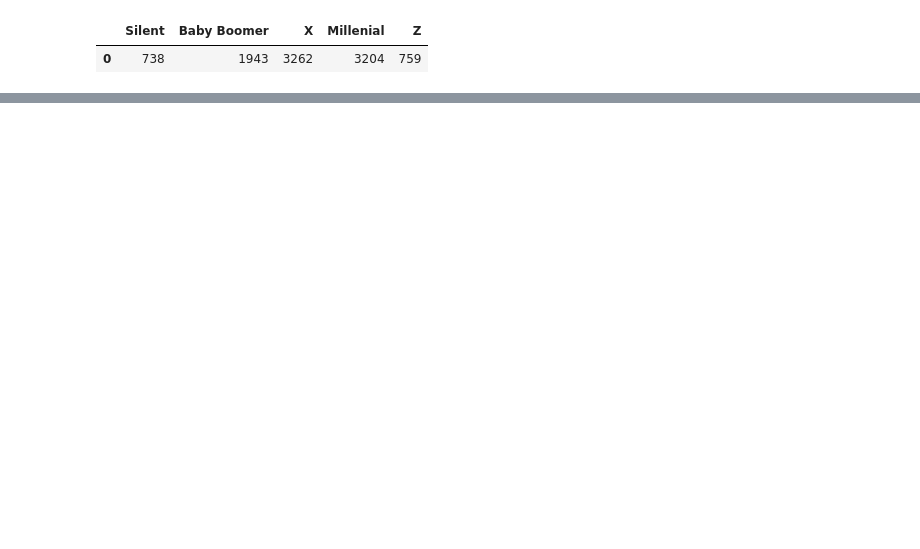
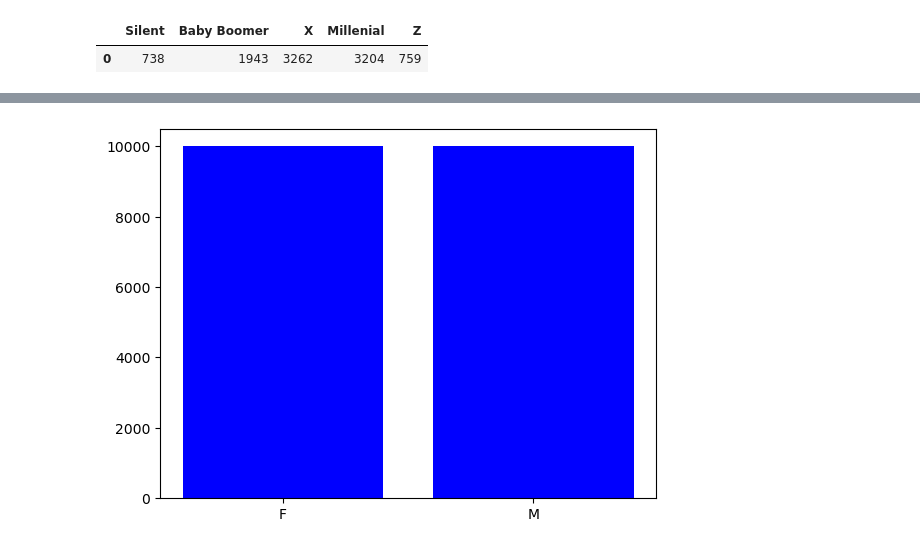
Before and after one commit to Atlkells/Project_1_Group_3, a Jupyter notebook: startercode.ipynb, the cells around one changed output, grey strips where cells are left out. Drawn from its saved outputs; the diff is of its cells as text; code cells hidden in the pictures; blank space fills up the shorter version.

```diff
--- a/startercode.ipynb
+++ b/startercode.ipynb
@@ -75,0 +96,7 @@ generationbar = generationcountdf.plot.bar()
+# %%
+#create scatter plot of age compared to category
+x = cc_data['gender']
+y = cc_data['gender'].count()
+agevcatscat = plt.bar(x,y,color = 'blue')
+# %% [output]
+[figure, added]
```
Also changed, not shown: parts of 6 cells of this notebook.
